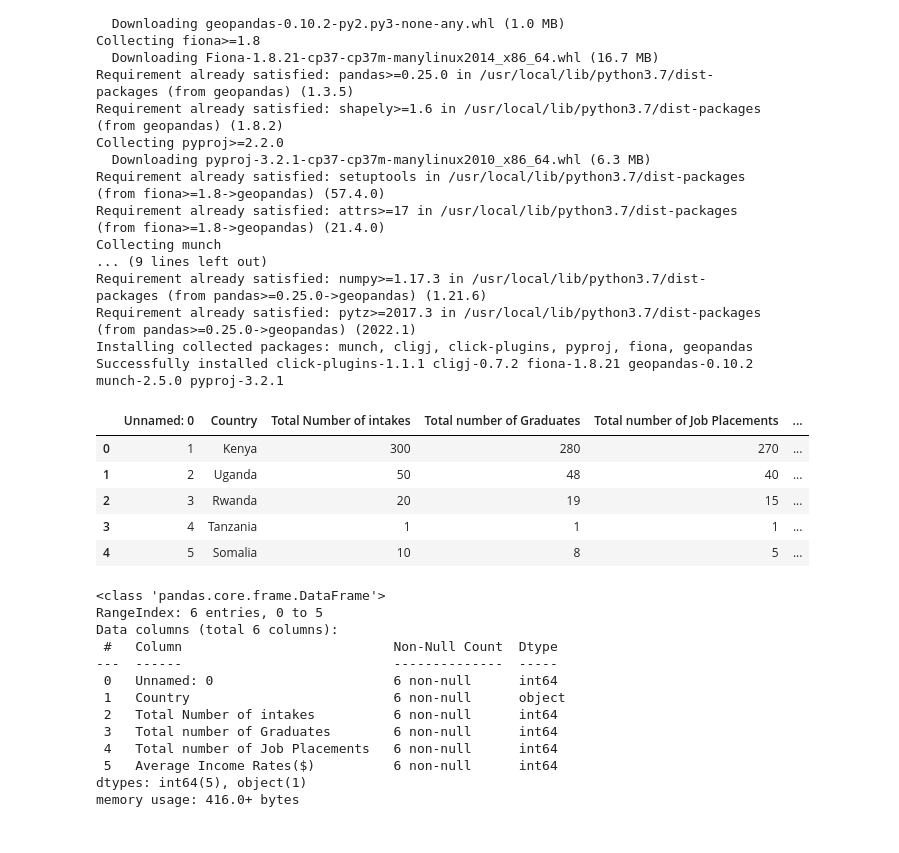
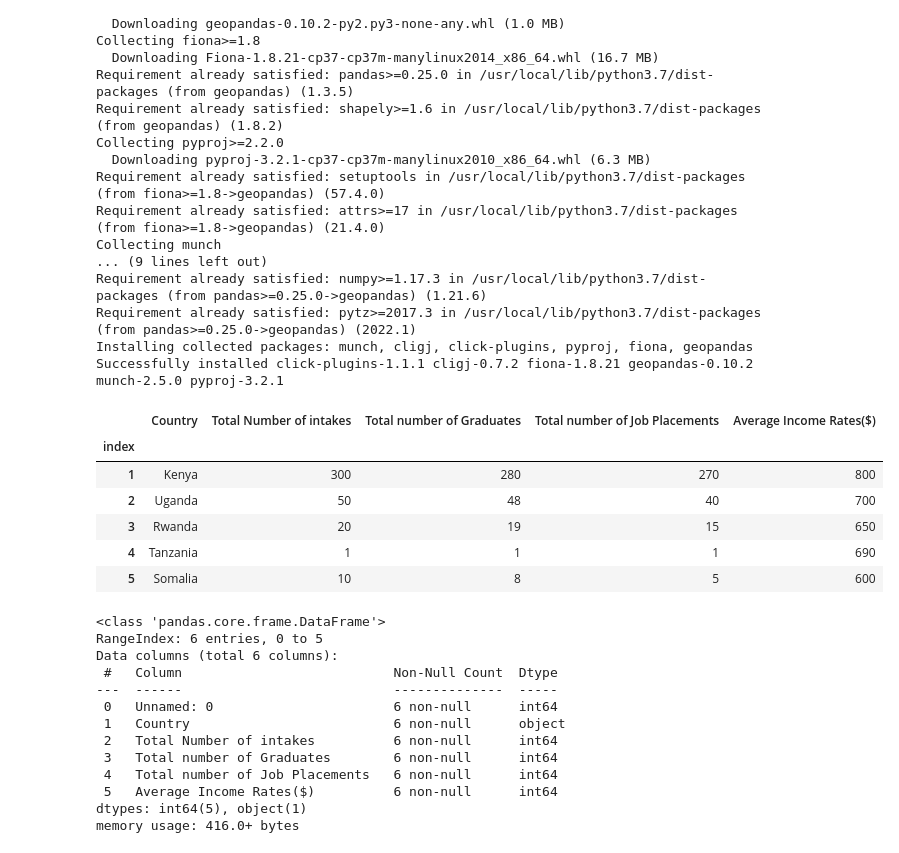
Before and after one commit to mercy-yugi/Akirachix-Data-Visualization, a Jupyter notebook: AkiraChix_Rates.ipynb, the cells around one changed output. Cells and saved outputs as stored; diff of their text form; code cells hidden in the pictures.

```diff
--- a/AkiraChix_Rates.ipynb
+++ b/AkiraChix_Rates.ipynb
@@ -28,13 +30,18 @@ import geopandas as gpd
 # %%
 df=pd.read_csv('/content/Akirachix Intakes - Sheet1 (1).csv')
 df.head()
+df.rename(columns={"Unnamed: 0":"index"}, inplace=True)
+df=df.set_index("index")
-# %% [output]
-|  | Unnamed: 0 | Country | Total Number of intakes | Total number of Graduates | Total number of Job Placements | ... |
-| 0 | 1 | Kenya | 300 | 280 | 270 | ... |
-| 1 | 2 | Uganda | 50 | 48 | 40 | ... |
-| 2 | 3 | Rwanda | 20 | 19 | 15 | ... |
-| 3 | 4 | Tanzania | 1 | 1 | 1 | ... |
-| 4 | 5 | Somalia | 10 | 8 | 5 | ... |
+# %%
+df.head()
+# %% [output]
+|  | Country | Total Number of intakes | Total number of Graduates | Total number of Job Placements | Average Income Rates($) |
+| index |  |  |  |  |  |
+| 1 | Kenya | 300 | 280 | 270 | 800 |
+| 2 | Uganda | 50 | 48 | 40 | 700 |
+| 3 | Rwanda | 20 | 19 | 15 | 650 |
+| 4 | Tanzania | 1 | 1 | 1 | 690 |
+| 5 | Somalia | 10 | 8 | 5 | 600 |
 # %%
 df.info()
 # %% [output]
```
Also changed, not shown: parts of 2 cells of this notebook.
